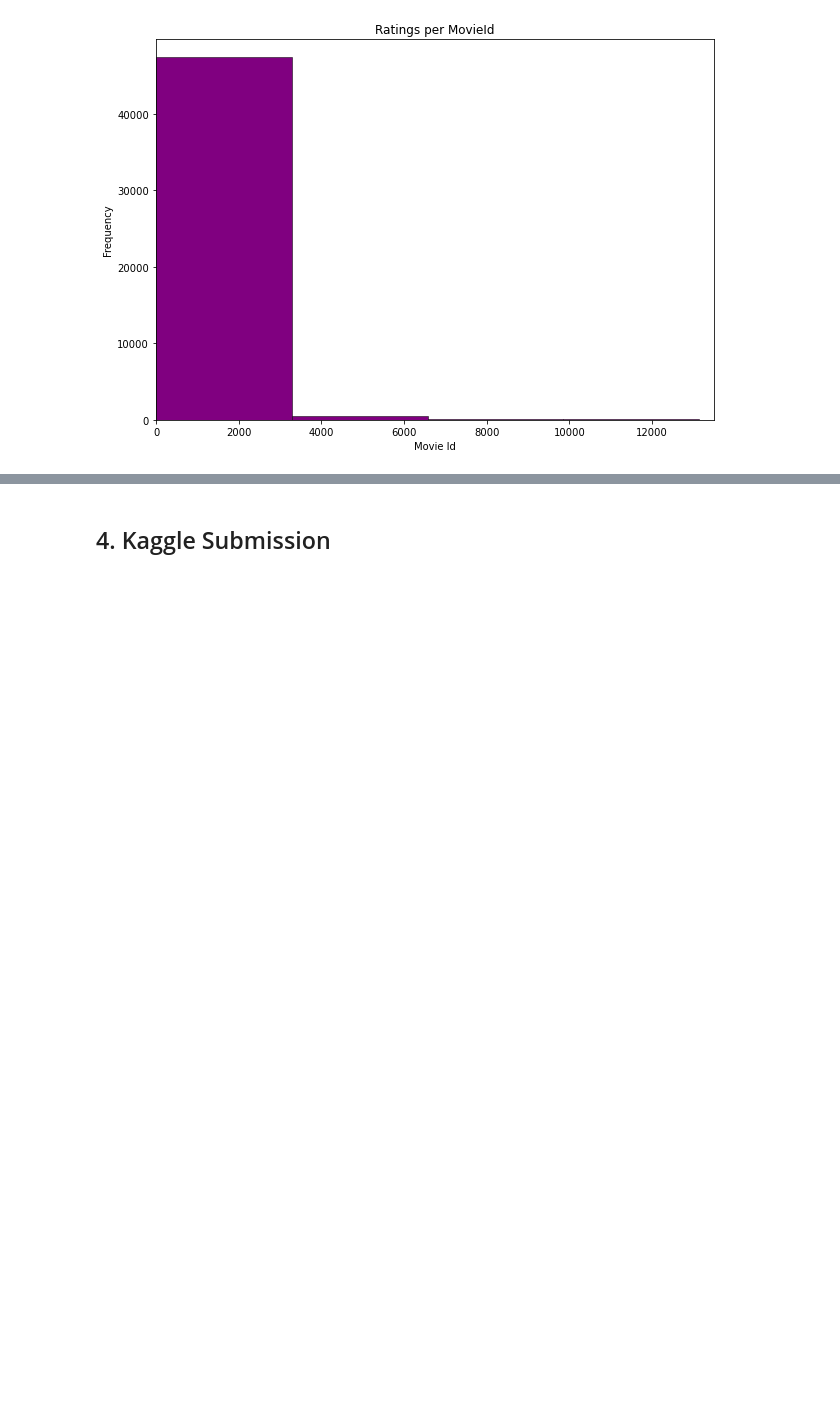
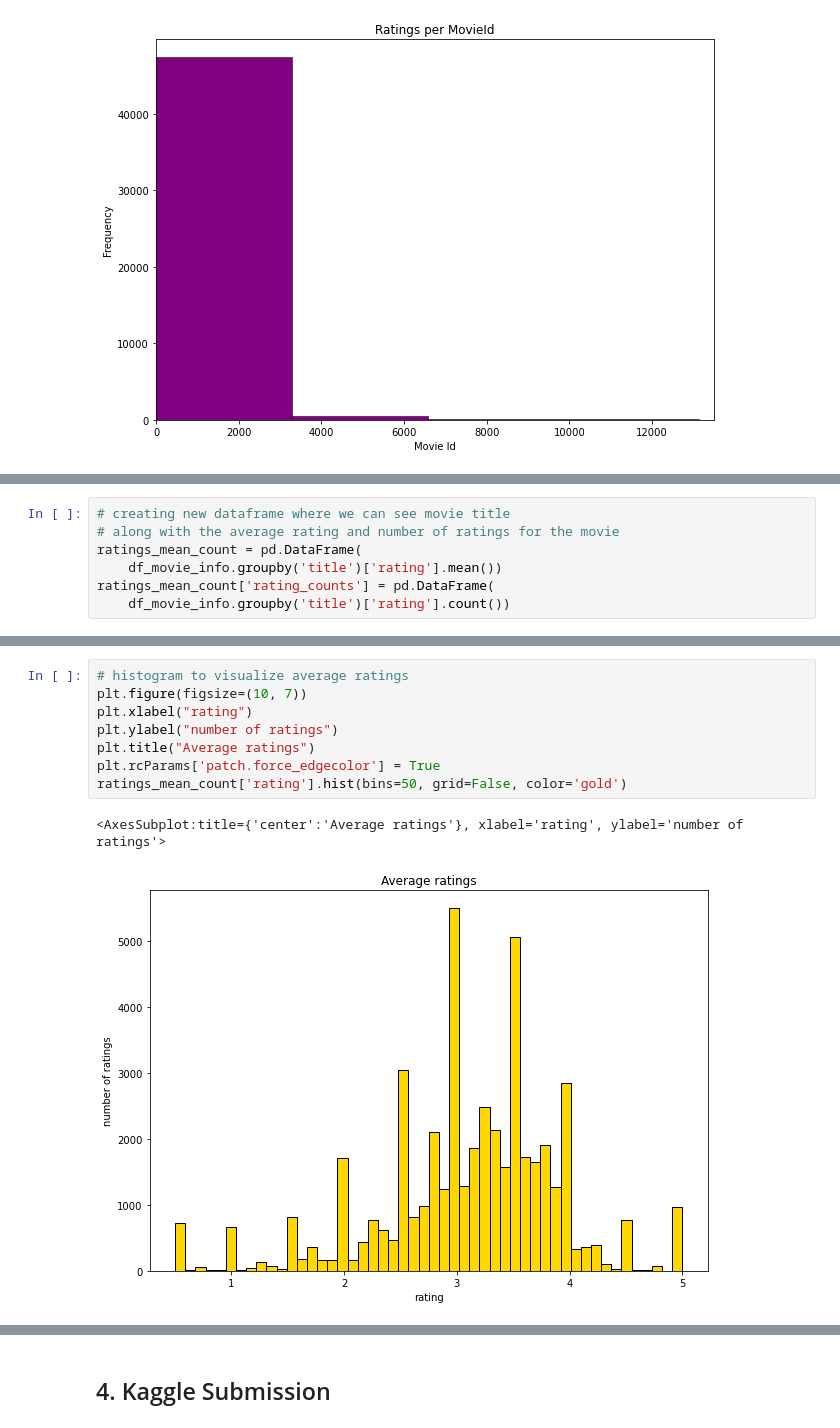
Before and after one commit to Leham-Greeves/JS7_Notebook_Reprository, a Jupyter notebook: unsupervised_learning_notebook.ipynb, the cells around one changed output, grey strips where cells are left out. Saved outputs shown, nothing was run; the diff lists cells and outputs as text; blank space fills up the shorter version.

```diff
--- a/unsupervised_learning_notebook.ipynb
+++ b/unsupervised_learning_notebook.ipynb
@@ -546,0 +506,7 @@ NameError: name 'experiment' is not defined
+# %%
+# creating new dataframe where we can see movie title
+# along with the average rating and number of ratings for the movie
+ratings_mean_count = pd.DataFrame(
+    df_movie_info.groupby('title')['rating'].mean())
+ratings_mean_count['rating_counts'] = pd.DataFrame(
+    df_movie_info.groupby('title')['rating'].count())
@@ -546,0 +537,11 @@ NameError: name 'experiment' is not defined
+# %%
+# histogram to visualize average ratings
+plt.figure(figsize=(10, 7))
+plt.xlabel("rating")
+plt.ylabel("number of ratings")
+plt.title("Average ratings")
+plt.rcParams['patch.force_edgecolor'] = True
+ratings_mean_count['rating'].hist(bins=50, grid=False, color='gold')
+# %% [output]
+<AxesSubplot:title={'center':'Average ratings'}, xlabel='rating', ylabel='number of ratings'>
+[figure, added]
```
Also changed, not shown: parts of 54 cells of this notebook.
